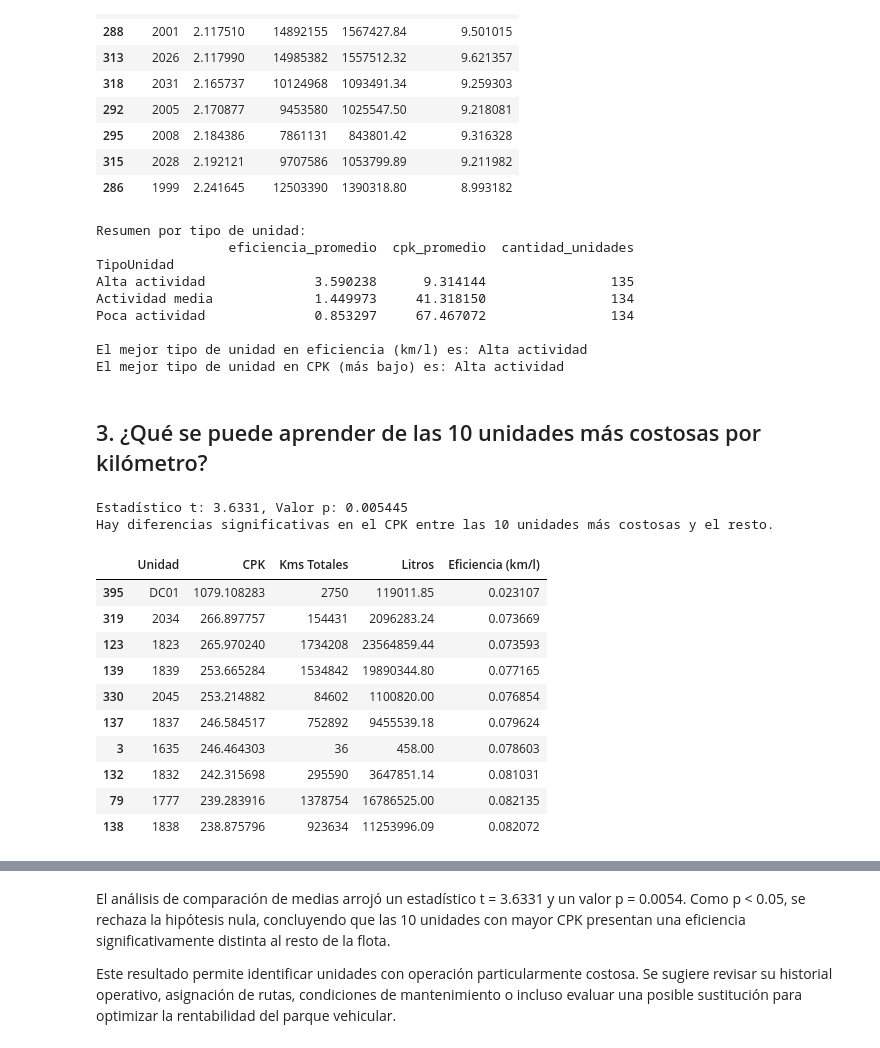
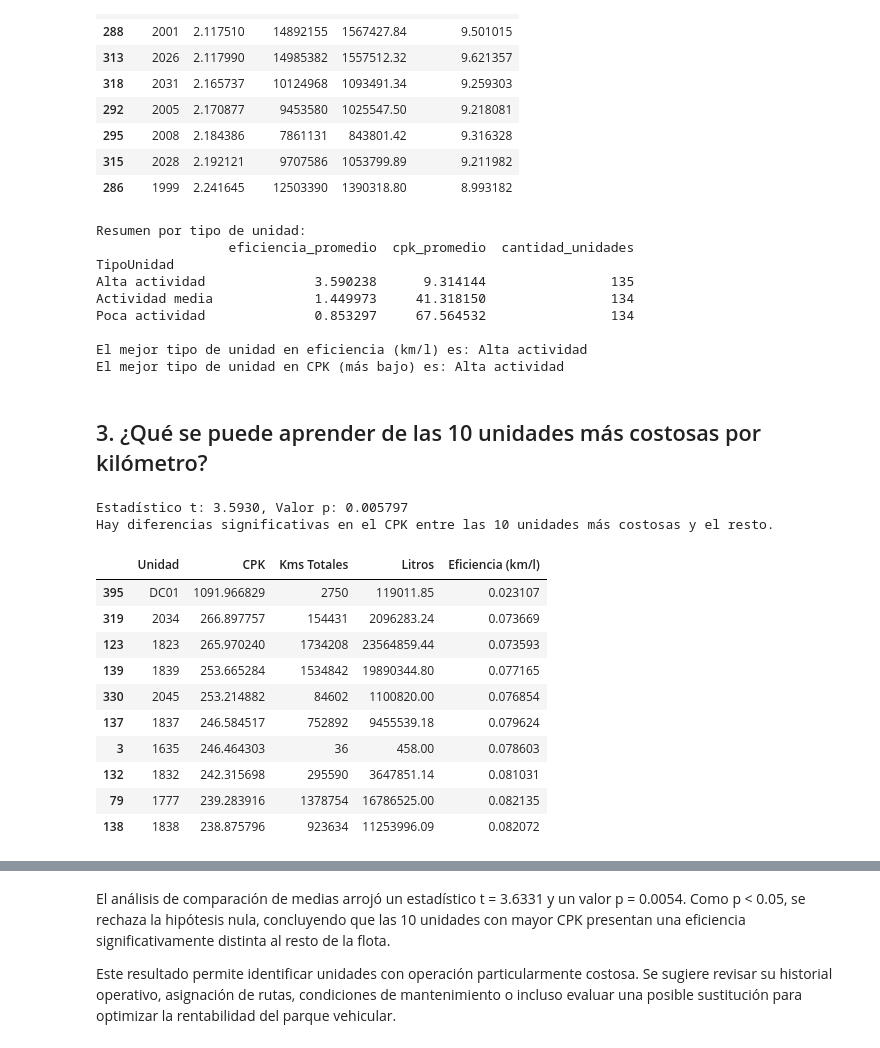
Before and after one commit to pomaremiliano/dashboard-datastorm, a Jupyter notebook: data/RecoleccionReto.ipynb, the cells around one changed output, grey strips where cells are left out. Cells and saved outputs as stored; diff of their text form; code cells hidden in the pictures.

Commit message:
fix: costo de peajes

```diff
--- a/data/RecoleccionReto.ipynb
+++ b/data/RecoleccionReto.ipynb
@@ -287,0 +341,15 @@ df_gastos_unidad["CPK"] = (
+# %%
+# Normalizar los nombres/códigos de unidad en df_peajes para que coincidan con df_gastos_unidad
+# Convertimos a string y quitamos espacios extra
+df_peajes["Unidad"] = df_peajes["Unidad"].astype(str).str.strip()
+df_gastos_unidad["Unidad"] = df_gastos_unidad["Unidad"].astype(str).str.strip()
+
+# Si hay diferencias de formato específicas (ejemplo: ceros a la izquierda, mayúsculas/minúsculas), puedes agregar:
+df_peajes["Unidad"] = df_peajes["Unidad"].str.upper()
+df_gastos_unidad["Unidad"] = df_gastos_unidad["Unidad"].str.upper()
+# %%
+unidades_peajes = set(df_peajes["Unidad"])
+unidades_gastos = set(df_gastos_unidad["Unidad"])
+unidades_comunes = unidades_peajes.intersection(unidades_gastos)
+print(f"Unidades en común: {len(unidades_comunes)}")
+print(unidades_comunes)
@@ -406,8 +537,8 @@ top10_rutas_eficientes, top10_rutas_menos_eficientes
  888  3568550.13                9391           0.043685   4989.200344  )
 # %%
 # Calcular eficiencia de combustible (km por litro) por unidad y mantener CPK
-df_gastos_unidad["Eficiencia (km/l)"] = (
-    df_gastos_unidad["Kms Totales"] / df_gastos_unidad["Litros"]
+df_gastos_unidad_peaje["Eficiencia (km/l)"] = (
+    df_gastos_unidad_peaje["Kms Totales"] / df_gastos_unidad_peaje["Litros"]
 )
 
 # Seleccionar columnas relevantes para mostrar eficiencia y CPK
@@ -415,7 +546,7 @@ cols = ["Unidad", "Kms Totales", "Litros", "Eficiencia (km/l)", "CPK"]
 
 # Top 10 unidades más eficientes (descartando eficiencias negativas o cero)
 top10_unidades_eficientes = (
-    df_gastos_unidad[df_gastos_unidad["Eficiencia (km/l)"] > 0]
+    df_gastos_unidad_peaje[df_gastos_unidad_peaje["Eficiencia (km/l)"] > 0]
     .sort_values(by="Eficiencia (km/l)", ascending=False)
     .head(10)
     .reset_index(drop=True)
@@ -423,7 +554,7 @@ top10_unidades_eficientes = (
 
 # Top 10 unidades menos eficientes (descartando eficiencias negativas o cero)
 top10_unidades_menos_eficientes = (
-    df_gastos_unidad[df_gastos_unidad["Eficiencia (km/l)"] > 0]
+    df_gastos_unidad_peaje[df_gastos_unidad_peaje["Eficiencia (km/l)"] > 0]
     .sort_values(by="Eficiencia (km/l)")
     .head(10)
     .reset_index(drop=True)
@@ -592,7 +726,7 @@ memory usage: 25.3+ KB
 # %%
 # Calcular los cuantiles para los límites
-q1 = df_gastos_unidad["Kms Totales"].quantile(1 / 3)
-q2 = df_gastos_unidad["Kms Totales"].quantile(2 / 3)
+q1 = df_gastos_unidad_peaje["Kms Totales"].quantile(1 / 3)
+q2 = df_gastos_unidad_peaje["Kms Totales"].quantile(2 / 3)
 
 
 def clasificar_unidad_quantiles(kms):
@@ -604,7 +738,7 @@ def clasificar_unidad_quantiles(kms):
         return "Alta actividad"
 
 
-df_gastos_unidad["TipoUnidad"] = df_gastos_unidad["Kms Totales"].apply(
+df_gastos_unidad_peaje["TipoUnidad"] = df_gastos_unidad_peaje["Kms Totales"].apply(
     clasificar_unidad_quantiles
 )
 # %% [markdown]
@@ -686,11 +820,15 @@ top10_unidades_menor_cpk[["Unidad", "CPK", "Kms Totales", "Litros", "Eficiencia
 | 286 | 1999 | 2.241645 | 12503390 | 1390318.80 | 8.993182 |
 # %%
 # Analizar eficiencia y CPK promedio por tipo de unidad
-resumen_tipo_unidad = df_gastos_unidad.groupby("TipoUnidad").agg(
-    eficiencia_promedio=("Eficiencia (km/l)", "mean"),
-    cpk_promedio=("CPK", "mean"),
-    cantidad_unidades=("Unidad", "count")
-).sort_values(by="eficiencia_promedio", ascending=False)
+resumen_tipo_unidad = (
+    df_gastos_unidad_peaje.groupby("TipoUnidad")
+    .agg(
+        eficiencia_promedio=("Eficiencia (km/l)", "mean"),
+        cpk_promedio=("CPK", "mean"),
+        cantidad_unidades=("Unidad", "count"),
+    )
+    .sort_values(by="eficiencia_promedio", ascending=False)
+)
 
 print("Resumen por tipo de unidad:")
 print(resumen_tipo_unidad)
@@ -706,7 +844,7 @@ Resumen por tipo de unidad:
 TipoUnidad
 Alta actividad              3.590238      9.314144                135
 Actividad media             1.449973     41.318150                134
-Poca actividad              0.853297     67.467072                134
+Poca actividad              0.853297     67.564532                134
 
 El mejor tipo de unidad en eficiencia (km/l) es: Alta actividad
 El mejor tipo de unidad en CPK (más bajo) es: Alta actividad
@@ -716,14 +854,14 @@ El mejor tipo de unidad en CPK (más bajo) es: Alta actividad
 from scipy.stats import ttest_ind
 
 # Seleccionar las 10 unidades con mayor CPK
-top10 = df_gastos_unidad.nlargest(10, 'CPK')
+top10 = df_gastos_unidad_peaje.nlargest(10, "CPK")
 
 # Crear subconjunto con el resto de las unidades
-resto = df_gastos_unidad[~df_gastos_unidad['Unidad'].isin(top10['Unidad'])]
+resto = df_gastos_unidad_peaje[~df_gastos_unidad_peaje["Unidad"].isin(top10["Unidad"])]
 
 # Extraer las columnas de CPK para cada grupo
-cpk_top10 = top10['CPK'].dropna()
-cpk_resto = resto['CPK'].dropna()
+cpk_top10 = top10["CPK"].dropna()
+cpk_resto = resto["CPK"].dropna()
 
 # Verificar que ambos grupos tengan suficientes datos
 if len(cpk_top10) > 1 and len(cpk_resto) > 1:
@@ -731,21 +869,31 @@ if len(cpk_top10) > 1 and len(cpk_resto) > 1:
     print(f"Estadístico t: {t_stat:.4f}, Valor p: {p_value:.6f}")
 
     if p_value < 0.05:
-        print("Hay diferencias significativas en el CPK entre las 10 unidades más costosas y el resto.")
+        print(
+            "Hay diferencias significativas en el CPK entre las 10 unidades más costosas y el resto."
+        )
     else:
-        print("No hay diferencias significativas entre las 10 unidades más costosas y el resto.")
+        print(
+            "No hay diferencias significativas entre las 10 unidades más costosas y el resto."
+        )
 else:
     print("No hay suficientes datos para aplicar la prueba t.")
 # %% [output]
-Estadístico t: 3.6331, Valor p: 0.005445
+Estadístico t: 3.5930, Valor p: 0.005797
 Hay diferencias significativas en el CPK entre las 10 unidades más costosas y el resto.
 # %%
 # Mostrar las 10 unidades con mayor CPK (más costosas por kilómetro)
-top10_unidades_mas_costosas = df_gastos_unidad[df_gastos_unidad["CPK"] > 0].sort_values(by="CPK", ascending=False).head(10)
-top10_unidades_mas_costosas[["Unidad", "CPK", "Kms Totales", "Litros", "Eficiencia (km/l)"]]
+top10_unidades_mas_costosas = (
+    df_gastos_unidad_peaje[df_gastos_unidad_peaje["CPK"] > 0]
+    .sort_values(by="CPK", ascending=False)
+    .head(10)
+)
+top10_unidades_mas_costosas[
+    ["Unidad", "CPK", "Kms Totales", "Litros", "Eficiencia (km/l)"]
+]
 # %% [output]
 |  | Unidad | CPK | Kms Totales | Litros | Eficiencia (km/l) |
-| 395 | DC01 | 1079.108283 | 2750 | 119011.85 | 0.023107 |
+| 395 | DC01 | 1091.966829 | 2750 | 119011.85 | 0.023107 |
 | 319 | 2034 | 266.897757 | 154431 | 2096283.24 | 0.073669 |
 | 123 | 1823 | 265.970240 | 1734208 | 23564859.44 | 0.073593 |
 | 139 | 1839 | 253.665284 | 1534842 | 19890344.80 | 0.077165 |
```
Also changed, not shown: parts of 25 cells of this notebook, 4 other files.
